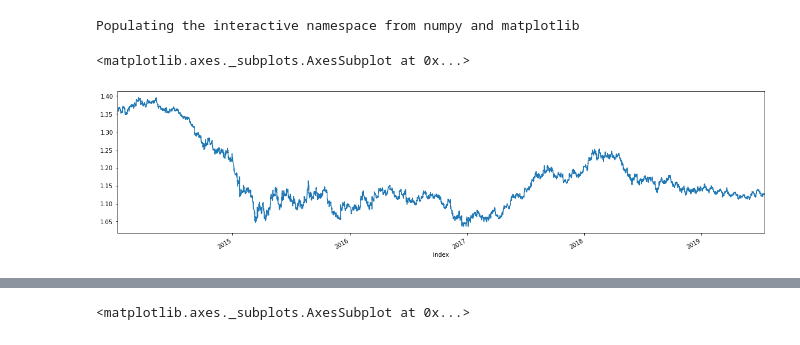
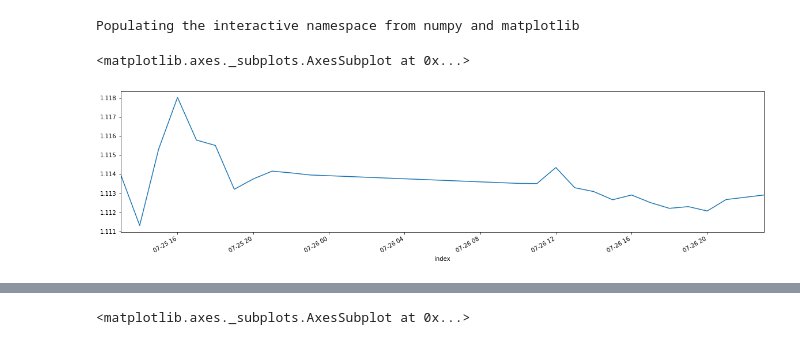
Before and after one commit to zzzevaka/roboto, a Jupyter notebook: notebooks/play_with_finam.ipynb, the cells around one changed output, grey strips where cells are left out. Cells and saved outputs as stored; diff of their text form; code cells hidden in the pictures.

```diff
--- a/notebooks/play_with_finam.ipynb
+++ b/notebooks/play_with_finam.ipynb
@@ -9,17 +9,17 @@ from finam.export import Exporter, Market, LookupComparator, Timeframe
 # %%
 exporter = Exporter()
 # print('*** Current Russian ruble exchange rates ***')
 rub = exporter.lookup(name='EURUSD_TOM', market=Market.CURRENCIES)
 assert len(rub) == 1
 data = exporter.download(
     rub.index[0],
     market=Market.CURRENCIES,
     start_date=datetime(2014,1,1),
 #     end_date=datetime(2019,3,1),
     timeframe=Timeframe.HOURLY
 )
 plt.figure(figsize(20,5))
-data['<CLOSE>'].plot()
+data['<CLOSE>'][-24:].plot()
 # %% [output]
 <matplotlib.axes._subplots.AxesSubplot at 0x...>
-[figure, old version]
+[figure, new version]
```
Also changed, not shown: parts of 2 cells of this notebook, 13 other files.
